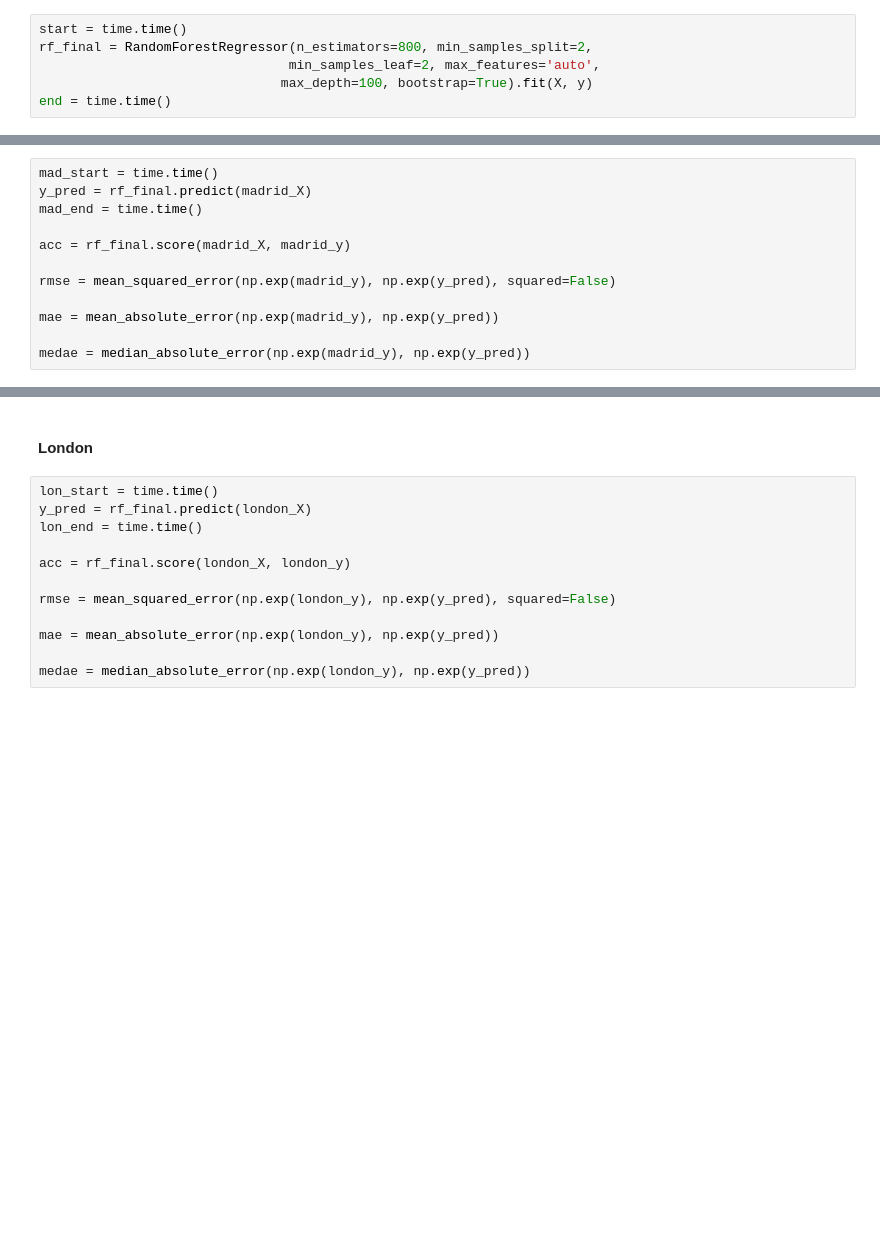
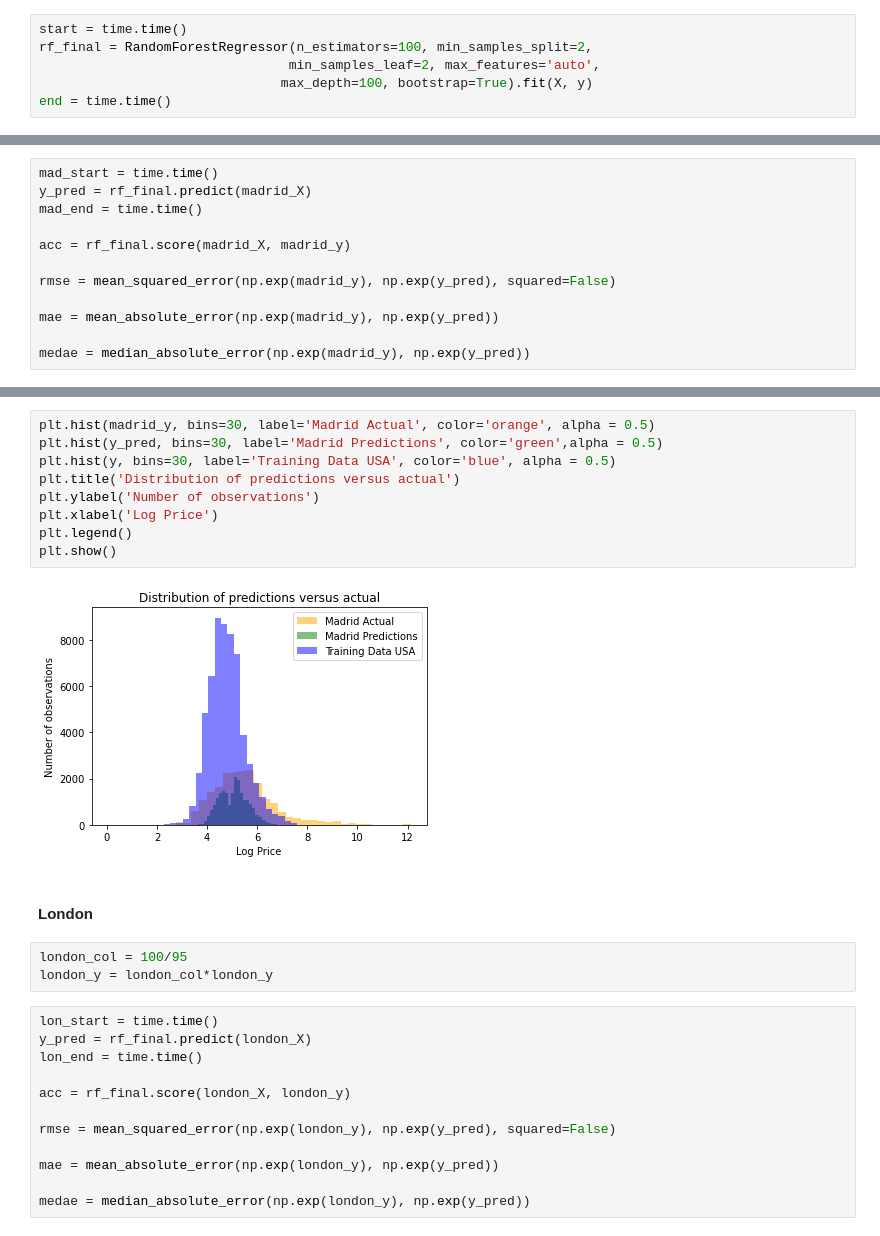
Before and after one commit to nikhil-bhargava/ids-705-final-project, a Jupyter notebook: notebooks/nb-random-forest-modeling.ipynb, the cells around one changed output, grey strips where cells are left out. Saved outputs shown, nothing was run; the diff lists cells and outputs as text; blank space fills up the shorter version.

```diff
--- a/notebooks/nb-random-forest-modeling.ipynb
+++ b/notebooks/nb-random-forest-modeling.ipynb
@@ -214,6 +214,6 @@ X_test = us.drop(columns=['log_price'])
 # %%
 start = time.time()
-rf_final = RandomForestRegressor(n_estimators=800, min_samples_split=2,
+rf_final = RandomForestRegressor(n_estimators=100, min_samples_split=2,
                                 min_samples_leaf=2, max_features='auto',
                                max_depth=100, bootstrap=True).fit(X, y)
 end = time.time()
@@ -370,5 +359,19 @@ Median Absolute Error (Madrid): 54.61
+# %%
+plt.hist(madrid_y, bins=30, label='Madrid Actual', color='orange', alpha = 0.5)
+plt.hist(y_pred, bins=30, label='Madrid Predictions', color='green',alpha = 0.5)
+plt.hist(y, bins=30, label='Training Data USA', color='blue', alpha = 0.5)
+plt.title('Distribution of predictions versus actual')
+plt.ylabel('Number of observations')
+plt.xlabel('Log Price')
+plt.legend()
+plt.show()
+# %% [output]
+[figure, added]
 # %% [markdown]
 #### London
+# %%
+london_col = 100/95
+london_y = london_col*london_y
 # %%
 lon_start = time.time()
 y_pred = rf_final.predict(london_X)
```
Also changed, not shown: parts of 19 cells of this notebook, 1 other file.
